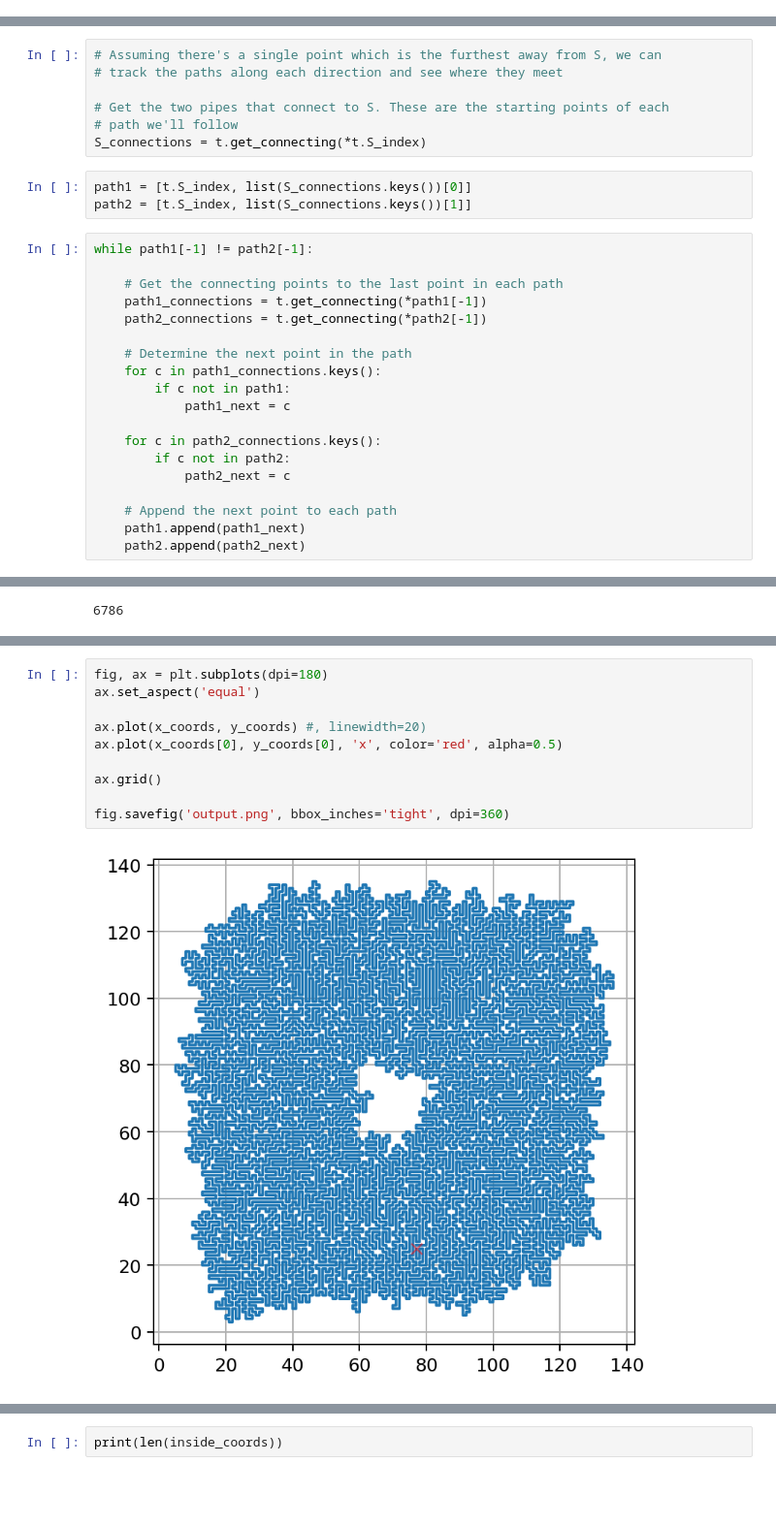
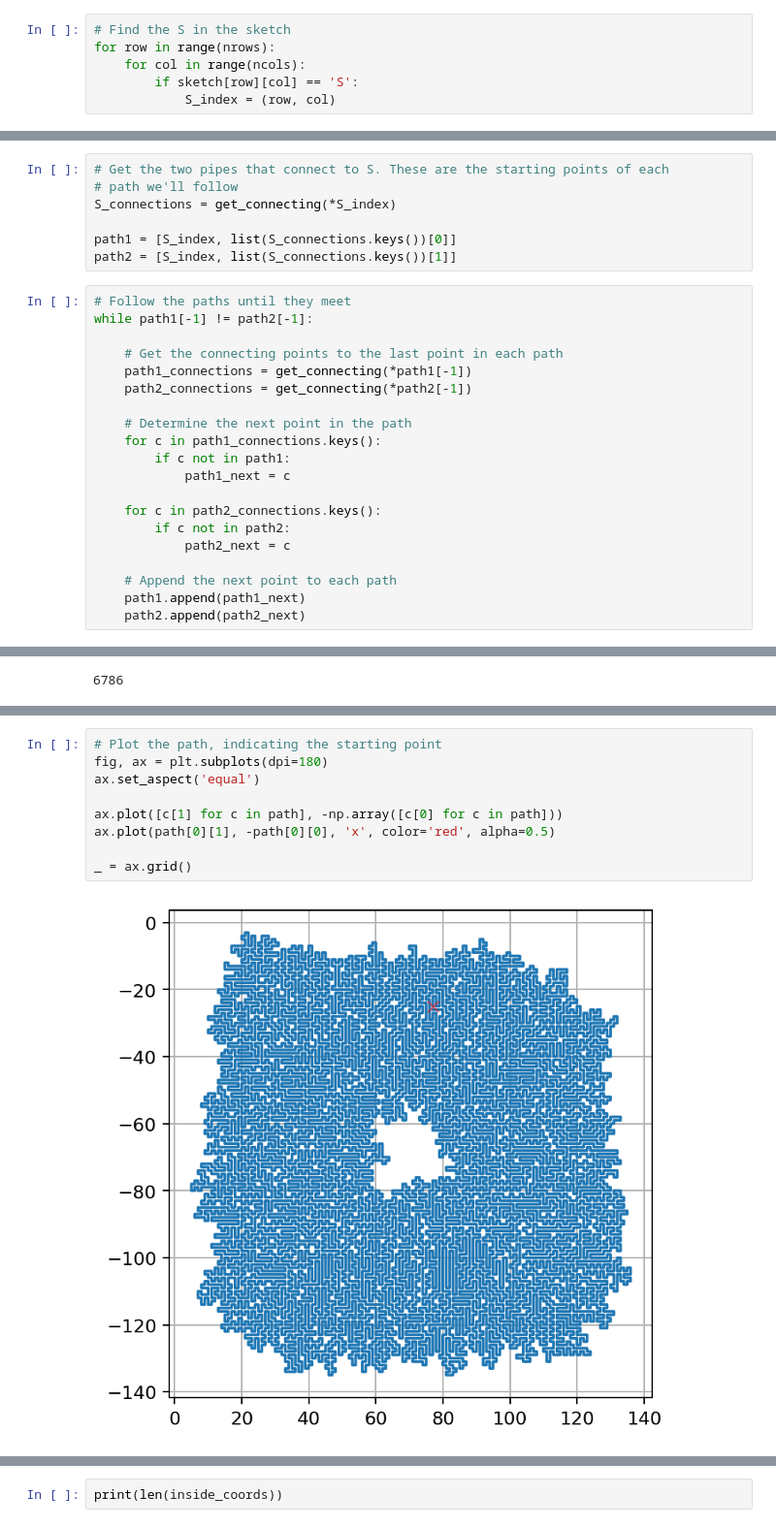
Before and after one commit to EliotFinch/advent-of-code, a Jupyter notebook: 2023/day10/solution.ipynb, the cells around one changed output, grey strips where cells are left out. Shown at 97% size. Saved outputs shown, nothing was run; the diff lists cells and outputs as text; blank space fills up the shorter version.

```diff
--- a/2023/day10/solution.ipynb
+++ b/2023/day10/solution.ipynb
@@ -4 +13,7 @@ with open('input.txt', 'r') as f:
+# %%
+# Find the S in the sketch
+for row in range(nrows):
+    for col in range(ncols):
+        if sketch[row][col] == 'S':
+            S_index = (row, col)
 # %%
@@ -89,19 +74,17 @@ t = tiles(lines)
 # %%
-# Assuming there's a single point which is the furthest away from S, we can
-# track the paths along each direction and see where they meet
-
 # Get the two pipes that connect to S. These are the starting points of each
 # path we'll follow
-S_connections = t.get_connecting(*t.S_index)
+S_connections = get_connecting(*S_index)
+
+path1 = [S_index, list(S_connections.keys())[0]]
+path2 = [S_index, list(S_connections.keys())[1]]
-# %%
-path1 = [t.S_index, list(S_connections.keys())[0]]
-path2 = [t.S_index, list(S_connections.keys())[1]]
 # %%
+# Follow the paths until they meet
 while path1[-1] != path2[-1]:
 
     # Get the connecting points to the last point in each path
-    path1_connections = t.get_connecting(*path1[-1])
-    path2_connections = t.get_connecting(*path2[-1])
+    path1_connections = get_connecting(*path1[-1])
+    path2_connections = get_connecting(*path2[-1])
 
     # Determine the next point in the path
     for c in path1_connections.keys():
@@ -129,13 +110,12 @@ y_coords = [p[0] for p in path1] + [p[0] for p in path2[1:-1][::-1]]
 # %%
+# Plot the path, indicating the starting point
 fig, ax = plt.subplots(dpi=180)
 ax.set_aspect('equal')
 
-ax.plot(x_coords, y_coords) #, linewidth=20)
-ax.plot(x_coords[0], y_coords[0], 'x', color='red', alpha=0.5)
+ax.plot([c[1] for c in path], -np.array([c[0] for c in path]))
+ax.plot(path[0][1], -path[0][0], 'x', color='red', alpha=0.5)
 
-ax.grid()
-
-fig.savefig('output.png', bbox_inches='tight', dpi=360)
+_ = ax.grid()
 # %% [output]
-[figure, old version]
+[figure, new version]
 # %%
```
Also changed, not shown: parts of 13 cells of this notebook, 1 other file.
